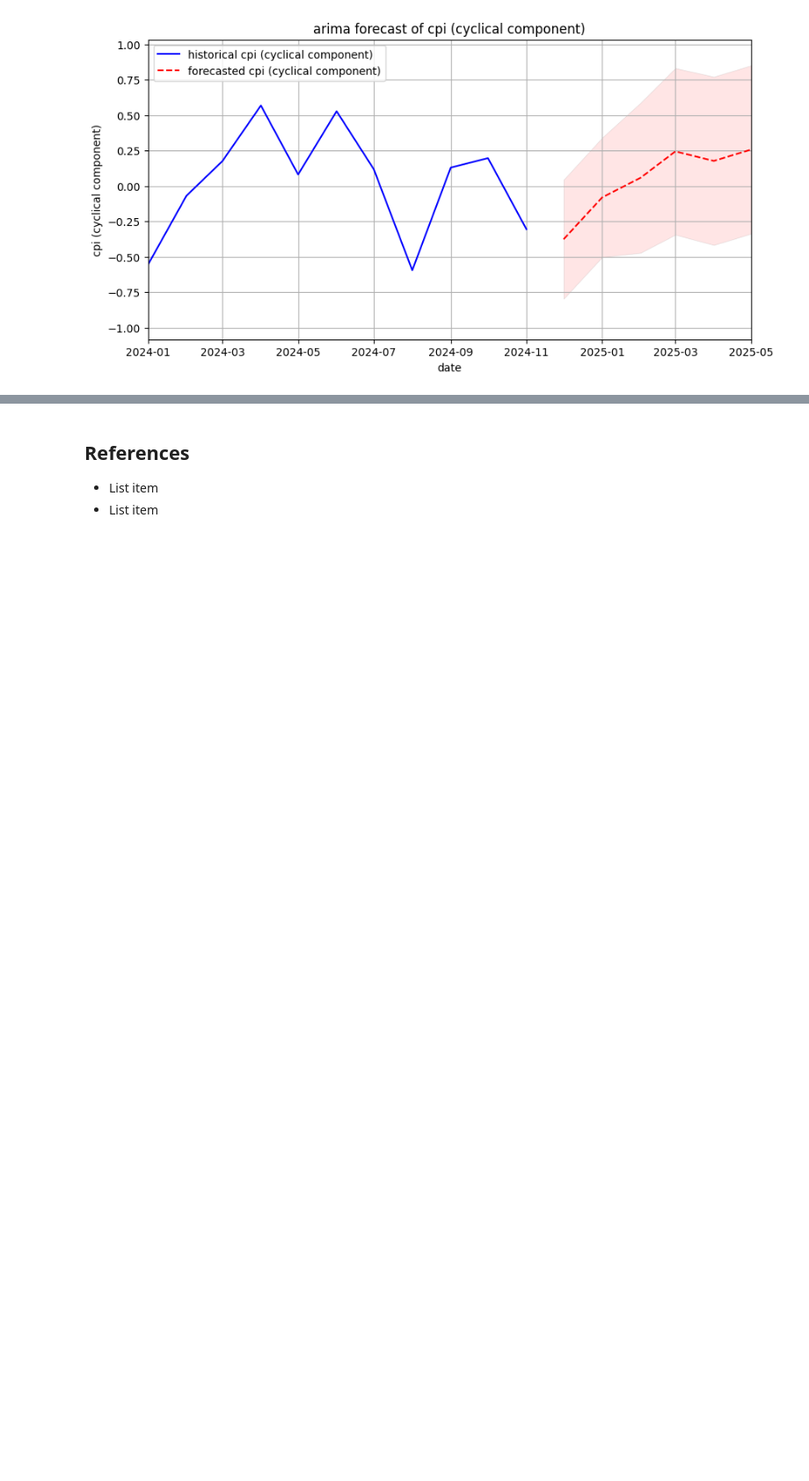
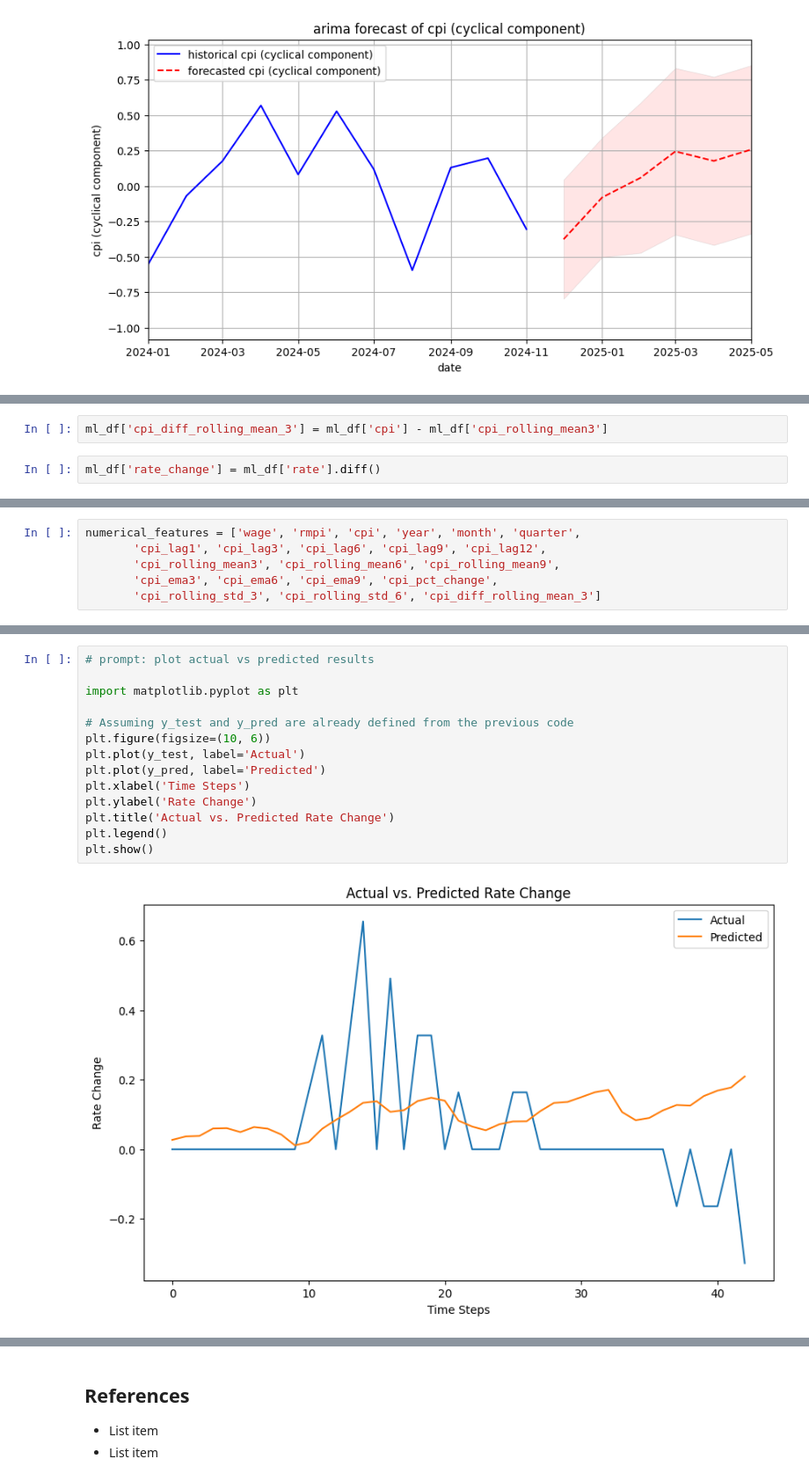
Before and after one commit to FleaBusyBeeBergs/dtsa5506-pipeline, a Jupyter notebook: dtsa5506_final_project.ipynb, the cells around one changed output, grey strips where cells are left out. Shown at 88% size. Saved outputs shown, nothing was run; the diff lists cells and outputs as text; blank space fills up the shorter version.

```diff
--- a/dtsa5506_final_project.ipynb
+++ b/dtsa5506_final_project.ipynb
@@ -798,0 +850,4 @@ plt.show()
+# %%
+ml_df['cpi_diff_rolling_mean_3'] = ml_df['cpi'] - ml_df['cpi_rolling_mean3']
+# %%
+ml_df['rate_change'] = ml_df['rate'].diff()
@@ -798,0 +866,6 @@ plt.show()
+# %%
+numerical_features = ['wage', 'rmpi', 'cpi', 'year', 'month', 'quarter',
+       'cpi_lag1', 'cpi_lag3', 'cpi_lag6', 'cpi_lag9', 'cpi_lag12',
+       'cpi_rolling_mean3', 'cpi_rolling_mean6', 'cpi_rolling_mean9',
+       'cpi_ema3', 'cpi_ema6', 'cpi_ema9', 'cpi_pct_change',
+       'cpi_rolling_std_3', 'cpi_rolling_std_6', 'cpi_diff_rolling_mean_3']
@@ -798,0 +1043,16 @@ plt.show()
+# %%
+# prompt: plot actual vs predicted results
+
+import matplotlib.pyplot as plt
+
+# Assuming y_test and y_pred are already defined from the previous code
+plt.figure(figsize=(10, 6))
+plt.plot(y_test, label='Actual')
+plt.plot(y_pred, label='Predicted')
+plt.xlabel('Time Steps')
+plt.ylabel('Rate Change')
+plt.title('Actual vs. Predicted Rate Change')
+plt.legend()
+plt.show()
+# %% [output]
+[figure, added]
```
Also changed, not shown: parts of 29 cells of this notebook.
